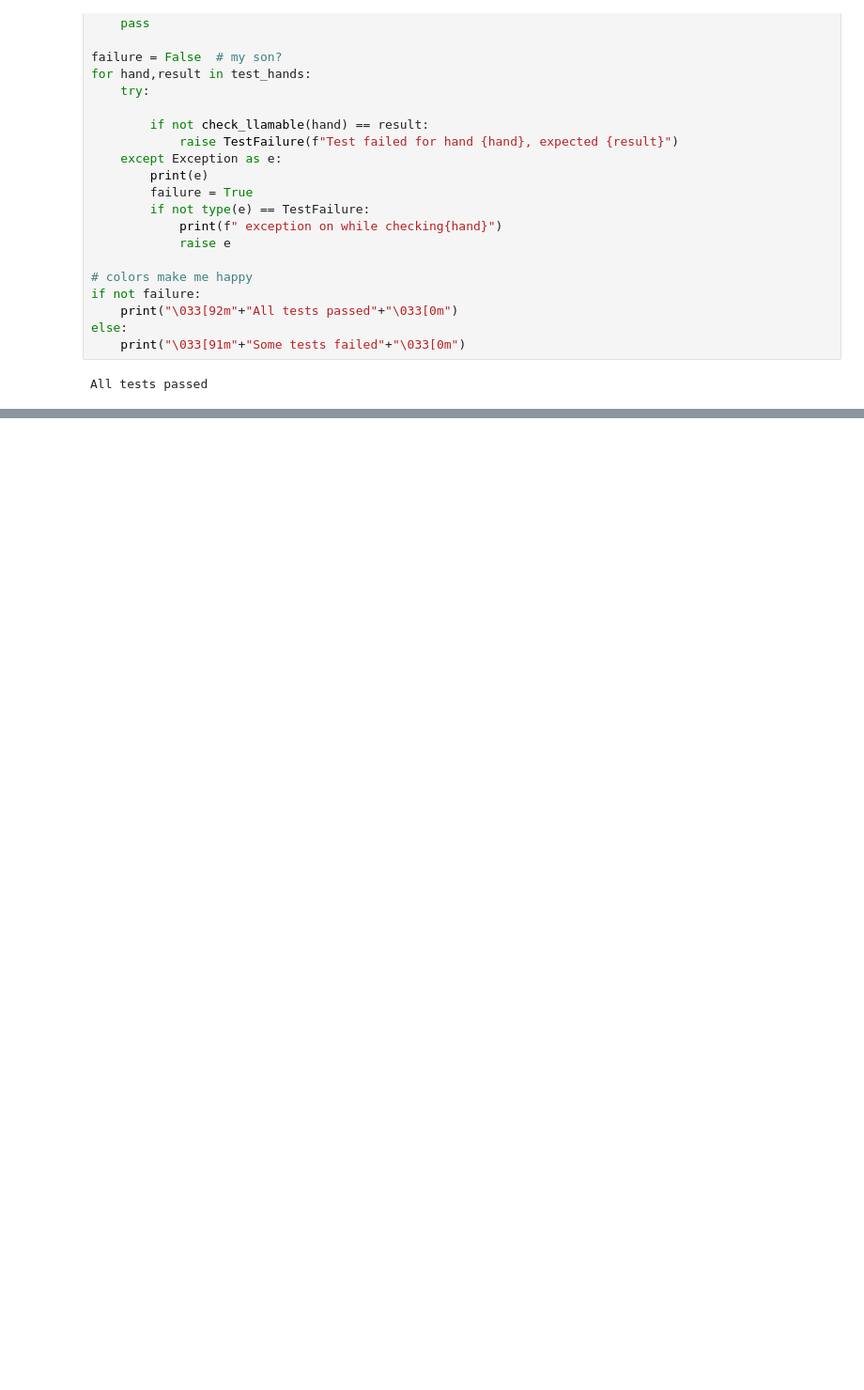
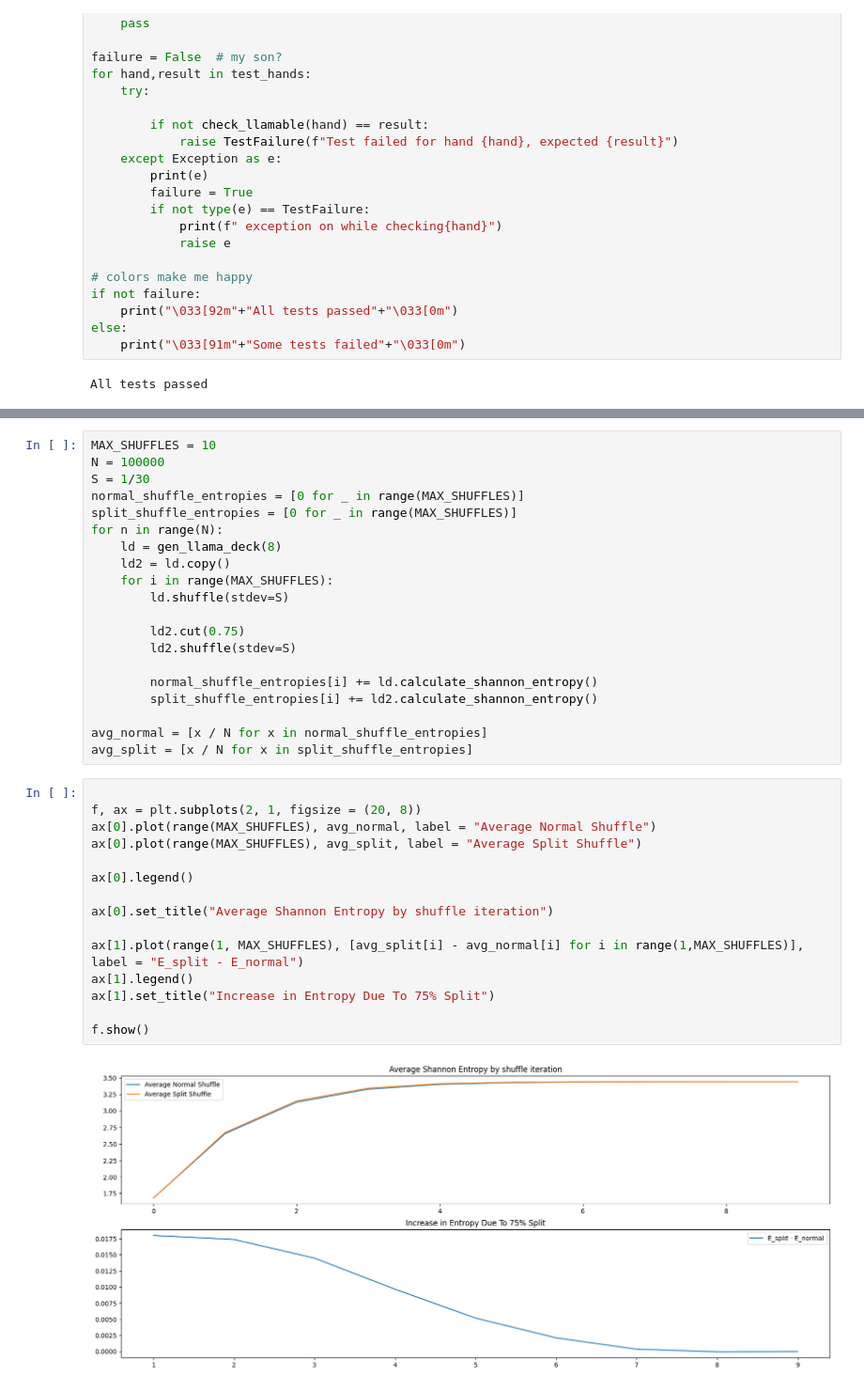
Before and after one commit to MartynStaalsen/llama_hand_ratio, a Jupyter notebook: llama.ipynb, the cells around one changed output, grey strips where cells are left out. Shown at 94% size. Drawn from its saved outputs; the diff is of its cells as text; blank space fills up the shorter version.

```diff
--- a/llama.ipynb
+++ b/llama.ipynb
@@ -439,0 +442,37 @@ for a in ax:
+# %%
+MAX_SHUFFLES = 10
+N = 100000
+S = 1/30
+normal_shuffle_entropies = [0 for _ in range(MAX_SHUFFLES)]
+split_shuffle_entropies = [0 for _ in range(MAX_SHUFFLES)]
+for n in range(N):
+    ld = gen_llama_deck(8)
+    ld2 = ld.copy()
+    for i in range(MAX_SHUFFLES):
+        ld.shuffle(stdev=S)
+
+        ld2.cut(0.75)
+        ld2.shuffle(stdev=S)
+
+        normal_shuffle_entropies[i] += ld.calculate_shannon_entropy()
+        split_shuffle_entropies[i] += ld2.calculate_shannon_entropy()
+
+avg_normal = [x / N for x in normal_shuffle_entropies]
+avg_split = [x / N for x in split_shuffle_entropies]
+# %%
+
+f, ax = plt.subplots(2, 1, figsize = (20, 8))
+ax[0].plot(range(MAX_SHUFFLES), avg_normal, label = "Average Normal Shuffle")
+ax[0].plot(range(MAX_SHUFFLES), avg_split, label = "Average Split Shuffle")
+
+ax[0].legend()
+
+ax[0].set_title("Average Shannon Entropy by shuffle iteration")
+
+ax[1].plot(range(1, MAX_SHUFFLES), [avg_split[i] - avg_normal[i] for i in range(1,MAX_SHUFFLES)], label = "E_split - E_normal")
+ax[1].legend()
+ax[1].set_title("Increase in Entropy Due To 75% Split")
+
+f.show()
+# %% [output]
+[figure, added]
```
Also changed, not shown: parts of 6 cells of this notebook.
